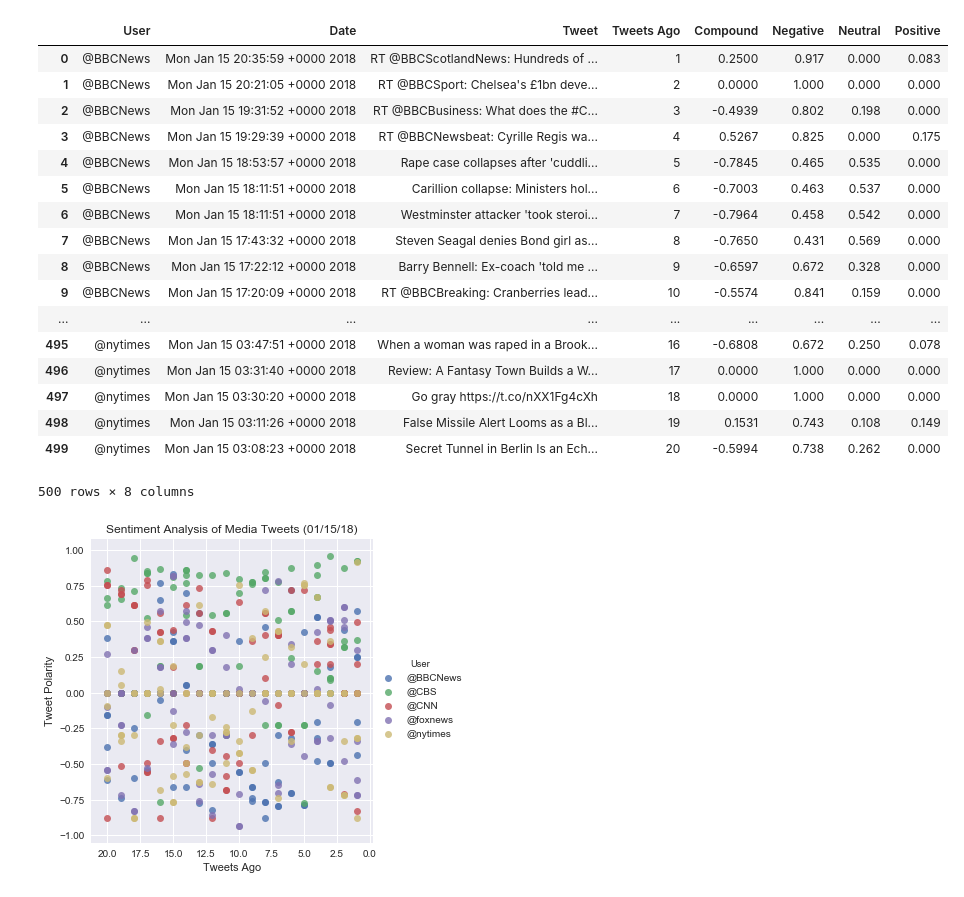
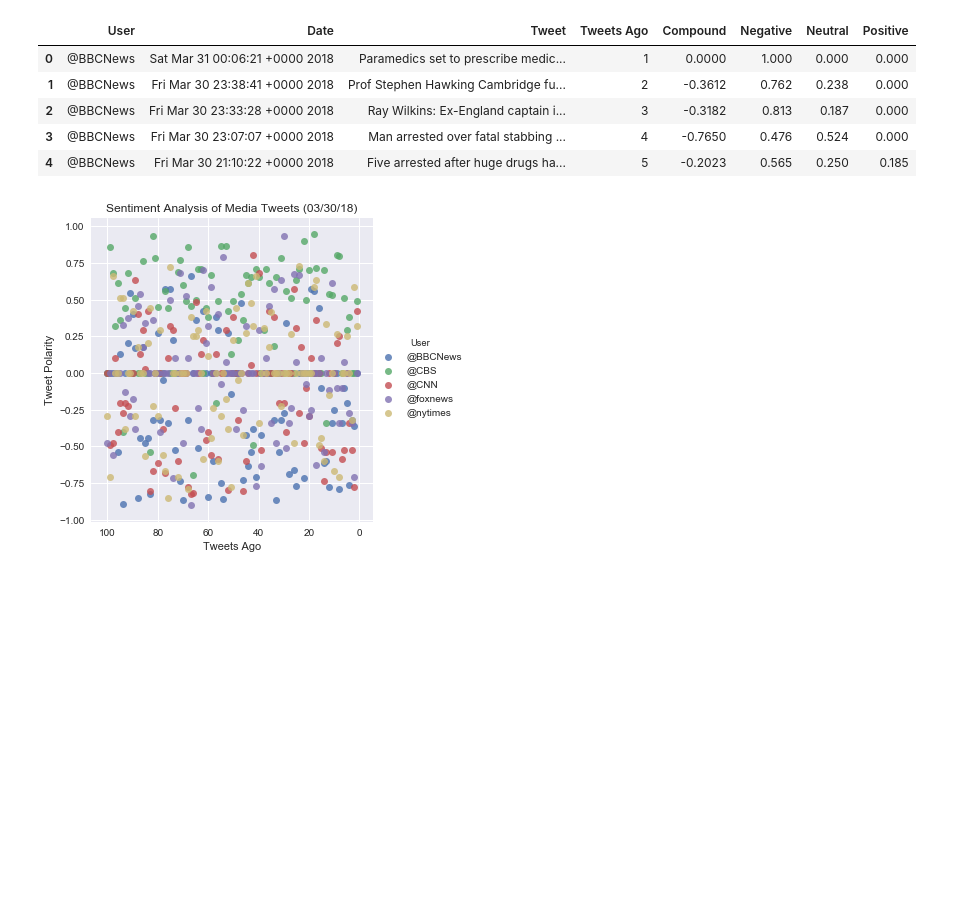
Before and after one commit to timothyyu/twitter-sentiment, a Jupyter notebook: main.ipynb, the cells around one changed output. Saved outputs shown, nothing was run; the diff lists cells and outputs as text; code cells hidden in the pictures; blank space fills up the shorter version.

```diff
--- a/main.ipynb
+++ b/main.ipynb
@@ -31,11 +31,10 @@ target_user_list = ["@BBCNews", "@CBS", "@CNN", "@foxnews","@nytimes"]
 sentiments = []
 
 # Loop through 5 pages of tweets (total 100 tweets)
-for x in range(5):
-
-    for user in target_user_list:
+for user in target_user_list:
         counter = 1
-        public_tweets = api.user_timeline(user, page = x)
+        #Obtain 100 recent tweets from home feed per user in target_user_list
+        public_tweets = api.user_timeline(user, count = 100, result_type="recent")
 
         for tweet in public_tweets:
             # Run Vader Analysis on each tweet
@@ -60,29 +59,17 @@ for x in range(5):
 # %%
 #convert sentiment list into dataframe object
 sentiments_pd = pd.DataFrame.from_dict(sentiments)
 #reorder columns in dataframe
 sentiments_pd = sentiments_pd[['User','Date','Tweet','Tweets Ago','Compound','Negative','Neutral','Positive']]
 
-sentiments_pd
+sentiments_pd.head()
 # %% [output]
 |  | User | Date | Tweet | Tweets Ago | Compound | Negative | Neutral | Positive |
-| 0 | @BBCNews | Mon Jan 15 20:35:59 +0000 2018 | RT @BBCScotlandNews: Hundreds of ... | 1 | 0.2500 | 0.917 | 0.000 | 0.083 |
-| 1 | @BBCNews | Mon Jan 15 20:21:05 +0000 2018 | RT @BBCSport: Chelsea's £1bn deve... | 2 | 0.0000 | 1.000 | 0.000 | 0.000 |
-| 2 | @BBCNews | Mon Jan 15 19:31:52 +0000 2018 | RT @BBCBusiness: What does the #C... | 3 | -0.4939 | 0.802 | 0.198 | 0.000 |
-| 3 | @BBCNews | Mon Jan 15 19:29:39 +0000 2018 | RT @BBCNewsbeat: Cyrille Regis wa... | 4 | 0.5267 | 0.825 | 0.000 | 0.175 |
-| 4 | @BBCNews | Mon Jan 15 18:53:57 +0000 2018 | Rape case collapses after 'cuddli... | 5 | -0.7845 | 0.465 | 0.535 | 0.000 |
-| 5 | @BBCNews | Mon Jan 15 18:11:51 +0000 2018 | Carillion collapse: Ministers hol... | 6 | -0.7003 | 0.463 | 0.537 | 0.000 |
-| 6 | @BBCNews | Mon Jan 15 18:11:51 +0000 2018 | Westminster attacker 'took steroi... | 7 | -0.7964 | 0.458 | 0.542 | 0.000 |
-| 7 | @BBCNews | Mon Jan 15 17:43:32 +0000 2018 | Steven Seagal denies Bond girl as... | 8 | -0.7650 | 0.431 | 0.569 | 0.000 |
-| 8 | @BBCNews | Mon Jan 15 17:22:12 +0000 2018 | Barry Bennell: Ex-coach 'told me ... | 9 | -0.6597 | 0.672 | 0.328 | 0.000 |
-| 9 | @BBCNews | Mon Jan 15 17:20:09 +0000 2018 | RT @BBCBreaking: Cranberries lead... | 10 | -0.5574 | 0.841 | 0.159 | 0.000 |
-| ... | ... | ... | ... | ... | ... | ... | ... | ... |
-| 495 | @nytimes | Mon Jan 15 03:47:51 +0000 2018 | When a woman was raped in a Brook... | 16 | -0.6808 | 0.672 | 0.250 | 0.078 |
-| 496 | @nytimes | Mon Jan 15 03:31:40 +0000 2018 | Review: A Fantasy Town Builds a W... | 17 | 0.0000 | 1.000 | 0.000 | 0.000 |
-| 497 | @nytimes | Mon Jan 15 03:30:20 +0000 2018 | Go gray https://t.co/nXX1Fg4cXh | 18 | 0.0000 | 1.000 | 0.000 | 0.000 |
-| 498 | @nytimes | Mon Jan 15 03:11:26 +0000 2018 | False Missile Alert Looms as a Bl... | 19 | 0.1531 | 0.743 | 0.108 | 0.149 |
-| 499 | @nytimes | Mon Jan 15 03:08:23 +0000 2018 | Secret Tunnel in Berlin Is an Ech... | 20 | -0.5994 | 0.738 | 0.262 | 0.000 |
+| 0 | @BBCNews | Sat Mar 31 00:06:21 +0000 2018 | Paramedics set to prescribe medic... | 1 | 0.0000 | 1.000 | 0.000 | 0.000 |
+| 1 | @BBCNews | Fri Mar 30 23:38:41 +0000 2018 | Prof Stephen Hawking Cambridge fu... | 2 | -0.3612 | 0.762 | 0.238 | 0.000 |
+| 2 | @BBCNews | Fri Mar 30 23:33:28 +0000 2018 | Ray Wilkins: Ex-England captain i... | 3 | -0.3182 | 0.813 | 0.187 | 0.000 |
+| 3 | @BBCNews | Fri Mar 30 23:07:07 +0000 2018 | Man arrested over fatal stabbing ... | 4 | -0.7650 | 0.476 | 0.524 | 0.000 |
+| 4 | @BBCNews | Fri Mar 30 21:10:22 +0000 2018 | Five arrested after huge drugs ha... | 5 | -0.2023 | 0.565 | 0.250 | 0.185 |
-500 rows × 8 columns
 # %%
 # save sentiment data to csv
 sentiments_pd.to_csv("TwitterMoodSentiment.csv")
@@ -102,7 +89,8 @@ sns.plt.title("Sentiment Analysis of Media Tweets (%s)" % (time.strftime("%x")))
 sns.plt.ylabel("Tweet Polarity")
 sns.plt.xlabel("Tweets Ago")
 sns.plt.gca().invert_xaxis()
+plt.savefig("general_tweet_sentiment_scatter")
 sns.plt.show()
 # %% [output]
-[figure, old version]
+[figure, new version]
 # %%
```
Also changed, not shown: parts of 2 cells of this notebook, 4 other files.
